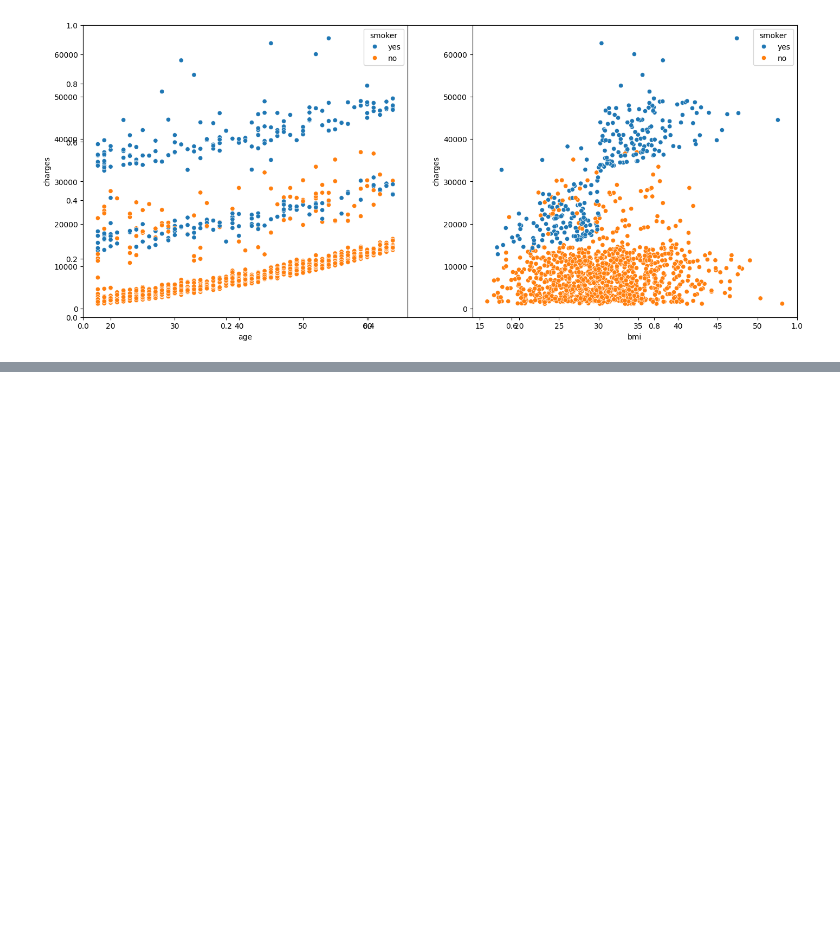
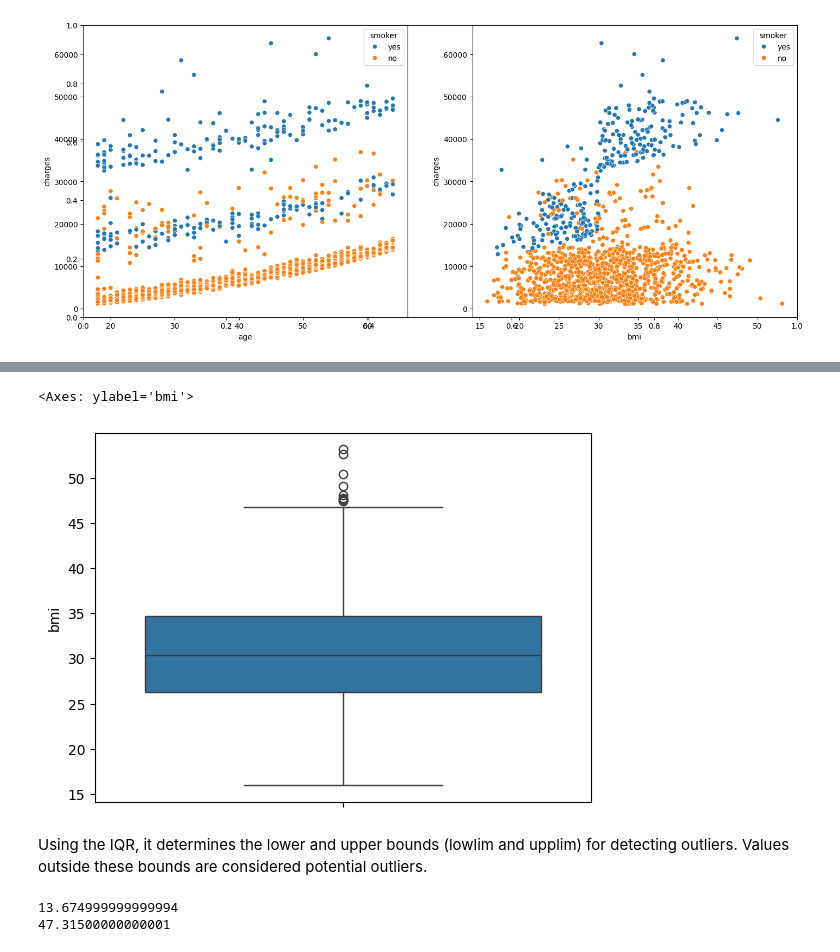
Before and after one commit to Liziye725/data_analysis_model, a Jupyter notebook: Medical_Insurance_Price_Prediction/Medical_Insurance_Price_Prediction_Using_Machine_Learning.ipynb, the cells around one changed output, grey strips where cells are left out. Cells and saved outputs as stored; diff of their text form; code cells hidden in the pictures; blank space fills up the shorter version.

Commit message:
remove outlier via IQR

```diff
--- a/Medical_Insurance_Price_Prediction/Medical_Insurance_Price_Prediction_Using_Machine_Learning.ipynb
+++ b/Medical_Insurance_Price_Prediction/Medical_Insurance_Price_Prediction_Using_Machine_Learning.ipynb
@@ -138,0 +145,20 @@ plt.show()
+# %%
+sb.boxplot(df['bmi'])
+# %% [output]
+<Axes: ylabel='bmi'>
+[figure, added]
+# %% [markdown]
+Using the IQR, it determines the lower and upper bounds (lowlim and upplim) for detecting outliers. Values outside these bounds are considered potential outliers.
+# %%
+Q1 = df['bmi'].quantile(0.25)
+Q2 = df['bmi'].quantile(0.5)
+Q3 = df['bmi'].quantile(0.75)
+
+iqr = Q3 - Q1 # Interquartile Range
+lowlim = Q1 - 1.5 * iqr
+upplim = Q3 + 1.5 * iqr
+print(lowlim)
+print(upplim)
+# %% [output]
+13.674999999999994
+47.31500000000001
```
Also changed, not shown: parts of 5 cells of this notebook.
